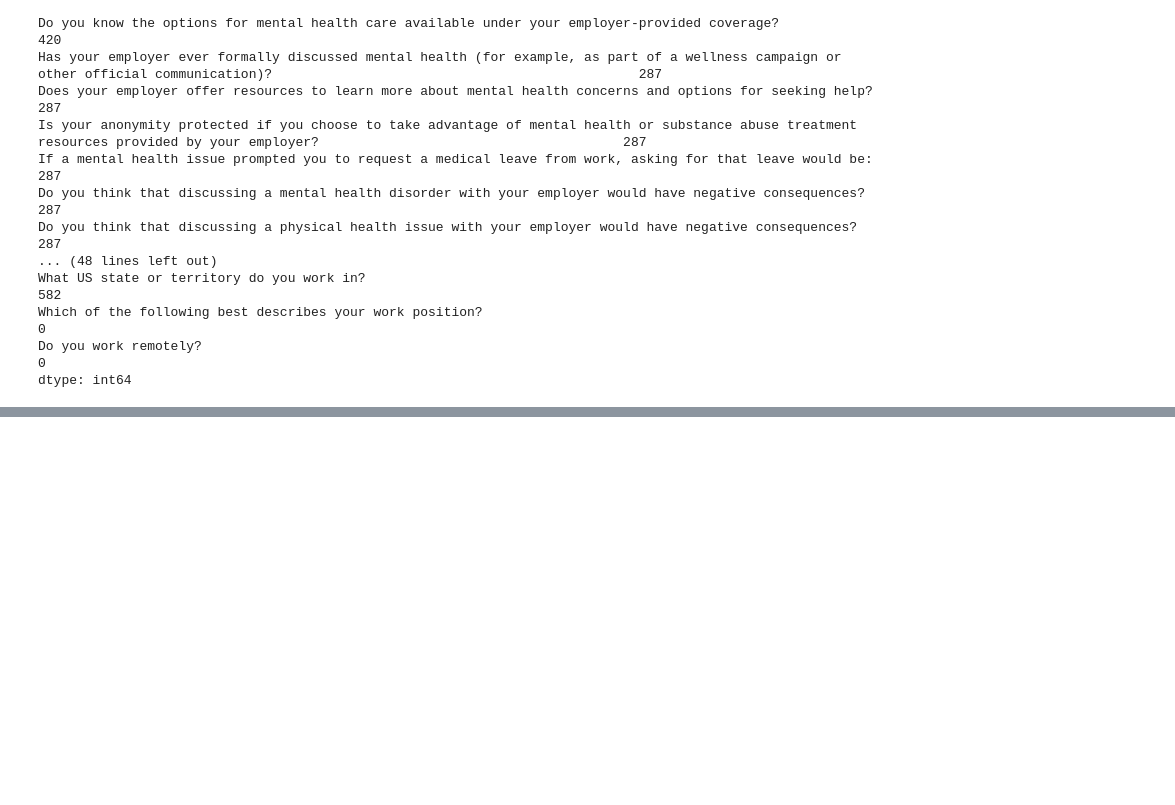
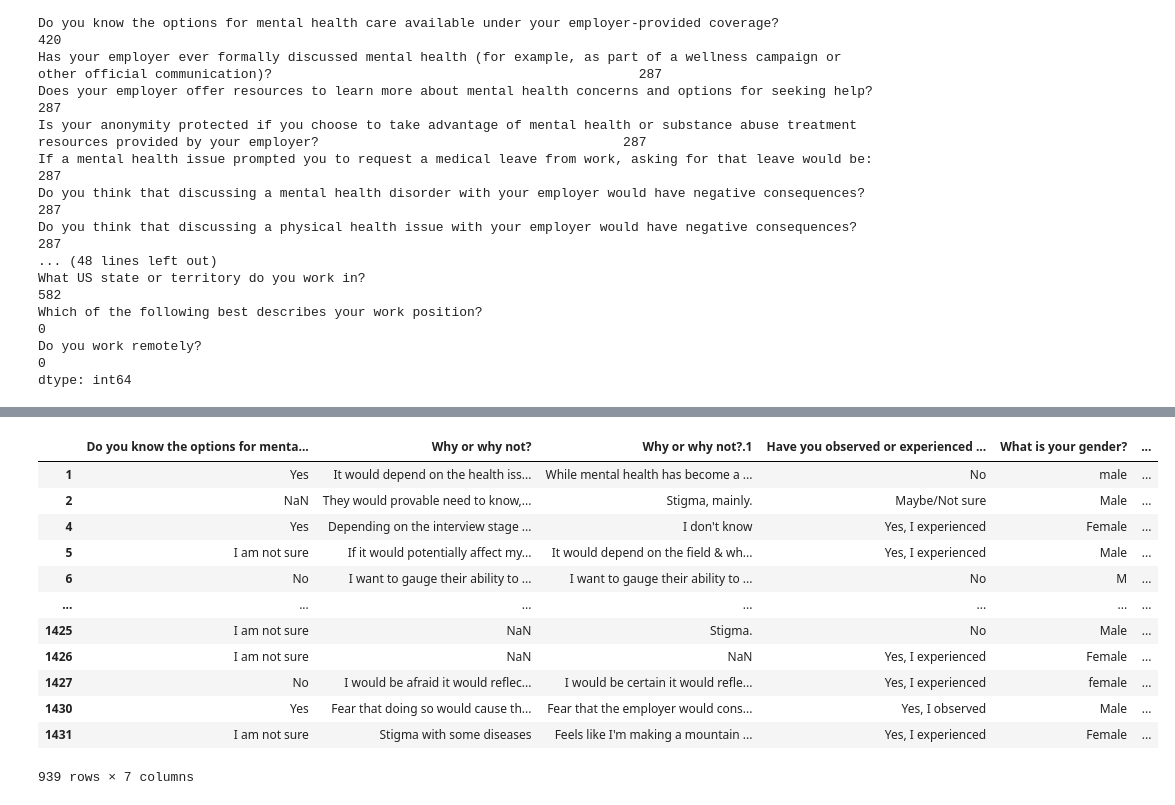
Before and after one commit to hkafrawi/kaggle_portfolio, a Jupyter notebook: mental-health-in-tech-classification.ipynb, the cells around one changed output, grey strips where cells are left out. Cells and saved outputs as stored; diff of their text form; code cells hidden in the pictures; blank space fills up the shorter version.

Commit message:
Kaggle Notebook | Mental Health in Tech Classification | Version 6

```diff
--- a/mental-health-in-tech-classification.ipynb
+++ b/mental-health-in-tech-classification.ipynb
@@ -111,0 +183,26 @@ df.iloc[:,48].isna().sum()
+# %%
+# No Answer Columns
+# any columns with a determinate answer but with Nan will be dropped
+drop_columns = ['Is your primary role within your company related to tech/IT?',
+                'Do you have medical coverage (private insurance or state-provided) which includes treatment of \xa0mental health issues?',
+                'Do you know local or online resources to seek help for a mental health disorder?'
+               ]
+
+# Questions that deal with belief or witness will be filled with 'no answer'
+no_asnwers_cols = ['Do you believe your productivity is ever affected by a mental health issue?',
+                  'Have your observations of how another individual who discussed a mental health disorder made you less likely to reveal a mental health issue yourself in your current workplace?'
+                  ]
+
+# Any 'If questions' will be filled with inapplicable
+inapplicable_cols = ['If you have revealed a mental health issue to a client or business contact, do you believe this has impacted you negatively?',
+                    'If you have been diagnosed or treated for a mental health disorder, do you ever reveal this to clients or business contacts?',
+                    'If you have been diagnosed or treated for a mental health disorder, do you ever reveal this to coworkers or employees?',
+                    'If you have revealed a mental health issue to a coworker or employee, do you believe this has impacted you negatively?',
+                    'If yes, what percentage of your work time (time performing primary or secondary job functions) is affected by a mental health issue?',
+                    'If yes, what condition(s) have you been diagnosed with?',
+                    'If maybe, what condition(s) do you believe you have?',
+                    'If so, what condition(s) were you diagnosed with?'
+                    ]
+# %%
+df_3 = df_2.drop(columns=drop_columns, axis=1)
+df_3
@@ -111,0 +223,20 @@ df.iloc[:,48].isna().sum()
+# %%
+df_3.loc[:,no_asnwers_cols] = df_3.loc[:,no_asnwers_cols].fillna("No Answer")
+# %%
+df_3.loc[:,inapplicable_cols] = df_3.loc[:,inapplicable_cols].fillna("Inapplicable")
+# %%
+df_3.loc[:,df_3.isna().sum() > 0]
+# %% [output]
+|  | Do you know the options for menta... | Why or why not? | Why or why not?.1 | Have you observed or experienced ... | What is your gender? | ... |
+| 1 | Yes | It would depend on the health iss... | While mental health has become a ... | No | male | ... |
+| 2 | NaN | They would provable need to know,... | Stigma, mainly. | Maybe/Not sure | Male | ... |
+| 4 | Yes | Depending on the interview stage ... | I don't know | Yes, I experienced | Female | ... |
+| 5 | I am not sure | If it would potentially affect my... | It would depend on the field & wh... | Yes, I experienced | Male | ... |
+| 6 | No | I want to gauge their ability to ... | I want to gauge their ability to ... | No | M | ... |
+| ... | ... | ... | ... | ... | ... | ... |
+| 1425 | I am not sure | NaN | Stigma. | No | Male | ... |
+| 1426 | I am not sure | NaN | NaN | Yes, I experienced | Female | ... |
+| 1427 | No | I would be afraid it would reflec... | I would be certain it would refle... | Yes, I experienced | female | ... |
+| 1430 | Yes | Fear that doing so would cause th... | Fear that the employer would cons... | Yes, I observed | Male | ... |
+| 1431 | I am not sure | Stigma with some diseases | Feels like I'm making a mountain ... | Yes, I experienced | Female | ... |
+939 rows × 7 columns
```
Also changed, not shown: parts of 58 cells of this notebook.
